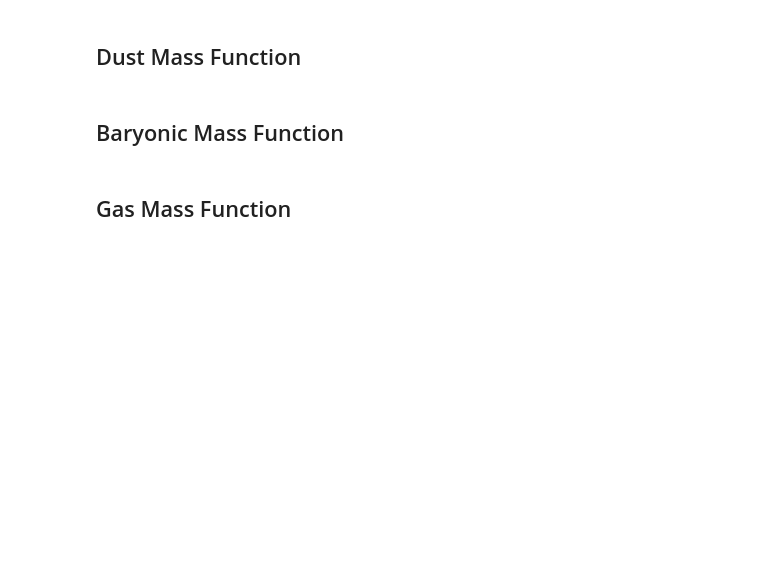
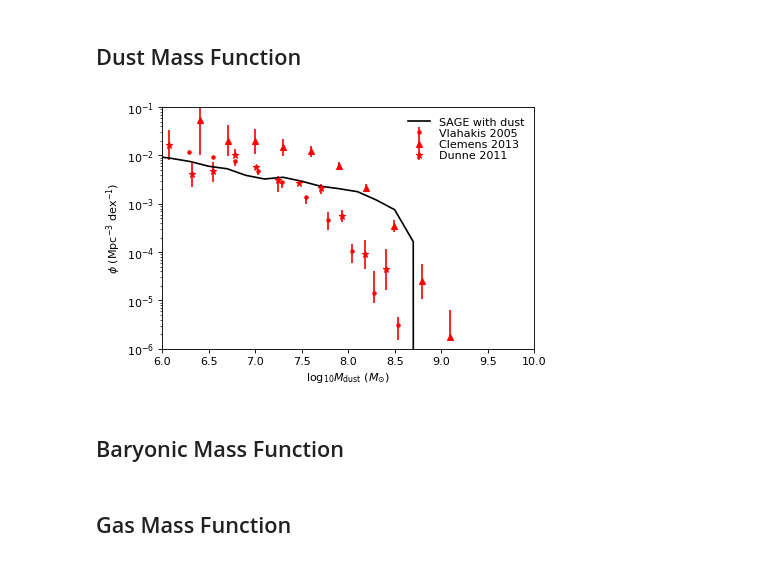
Before and after one commit to darrencroton/sage, a Jupyter notebook: analysis/allresults-new.ipynb, the cells around one changed output. Cells and saved outputs as stored; diff of their text form; code cells hidden in the pictures; blank space fills up the shorter version.

```diff
--- a/analysis/allresults-new.ipynb
+++ b/analysis/allresults-new.ipynb
@@ -481,7 +484,7 @@ for t in leg.get_texts():  # Reduce the size of the text
 plt.figure()
 ax = plt.subplot(111)
 
-binwidth = 0.1
+binwidth = 0.2
 
 w = np.where(G_history[0].ColdDust > 0.0)[0]
 mass = np.log10(G_history[0].ColdDust[w] * 1.e10 / Hubble_h)
@@ -503,34 +506,36 @@ vlahakis_y = np.array([-1.928, -2.033, -2.122, -2.329, -2.554, -2.859, -3.344, -
 vlahakis_yerr = np.array([(0.0, 0), (0.0, 0.0), (0.097, 0), (0.081, 0), (0.122, 0), (0.149, 0), (0.205, 0.177), (0.246, 0.138), (0.216, 0.448), (0.301, 0.163)]).T
 vlahakis_yerr[0] = 10**vlahakis_y - 10**(vlahakis_y - vlahakis_yerr[0])
 vlahakis_yerr[1] = 10**(vlahakis_y + vlahakis_yerr[1]) - 10**vlahakis_y
 plt.errorbar(vlahakis_x, 10**vlahakis_y, vlahakis_yerr, fmt='r.', label='Vlahakis 2005')
 
 clemens_x = np.array([6.405, 6.706, 7.003, 7.304, 7.605, 7.903, 8.196, 8.497, 8.798, 9.096])
 clemens_y = np.array([-1.27, -1.696, -1.697, -1.829, -1.917, -2.212, -2.676, -3.454, -4.607, -5.749])
 clemens_yerr = np.array([(0.719, 0.281), (0.322, 0.319), (0.273, 0.239), (0.186, 0.166), (0.112, 0.104), (0.094, 0.073), (0.0, 0.093), (0.126, 0.114), (0.361, 0.364), (0.0, 0.545)]).T
 clemens_yerr[0] = 10**clemens_y - 10**(clemens_y - clemens_yerr[0])
 clemens_yerr[1] = 10**(clemens_y + clemens_yerr[1]) - 10**clemens_y
 plt.errorbar(clemens_x, 10**clemens_y, clemens_yerr, fmt='r^', label='Clemens 2013')
 
 dunne_x = np.array([6.071, 6.318, 6.546, 6.784, 7.011, 7.243, 7.470, 7.711, 7.931, 8.178, 8.409])
 dunne_y = np.array([-1.778, -2.391, -2.320, -1.991, -2.234, -2.517, -2.568, -2.675, -3.248, -4.048, -4.356])
 dunne_yerr = np.array([(0.313, 0.313), (0.258, 0.234), (0.229, 0.188), (0.0, 0.117), (0.0, 0.0), (0.233, 0.083), (0.0, 0.0), (0.112, 0.082), (0.124, 0.118), (0.309, 0.301), (0.433, 0.431)]).T
 dunne_yerr[0] = 10**dunne_y - 10**(dunne_y - dunne_yerr[0])
 dunne_yerr[1] = 10**(dunne_y + dunne_yerr[1]) - 10**dunne_y
 plt.errorbar(dunne_x, 10**dunne_y, dunne_yerr, fmt='r*', label='Dunne 2011')
 
 plt.yscale('log', nonposy='clip')
 plt.axis([6.0, 10.0, 1.0e-6, 1.0e-1])
 
 plt.ylabel(r'$\phi\ (\mathrm{Mpc}^{-3}\ \mathrm{dex}^{-1})$')  # Set the y...
 plt.xlabel(r'$\log_{10} M_{\mathrm{dust}}\ (M_{\odot})$')  # and the x-axis labels
 
 leg = plt.legend(loc=0, numpoints=1, labelspacing=0.1)
 leg.draw_frame(False)  # Don't want a box frame
 for t in leg.get_texts():  # Reduce the size of the text
     t.set_fontsize('medium')
 
-#plt.savefig('plots/DMF-dwekasano.png')
+#plt.savefig('plots/DMF-dwekpoppingasano-bolshoi.png')
+# %% [output]
+[figure, added]
 # %%
 w = np.where(G_snap2.ColdDust > 0)[0]
 mass2 = np.log10(G_snap2.ColdDust[w] * 1.e10 / Hubble_h)
```
Also changed, not shown: parts of 15 cells of this notebook, 1 other file.
